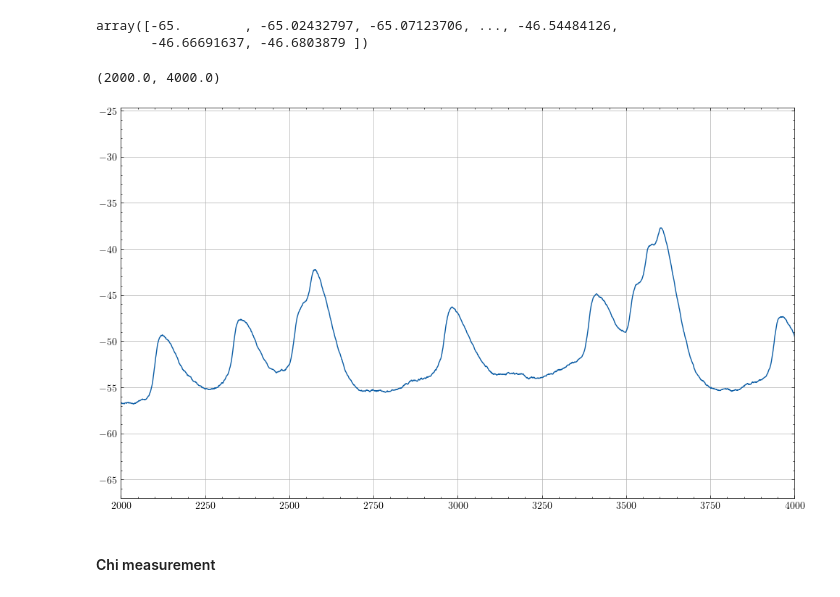
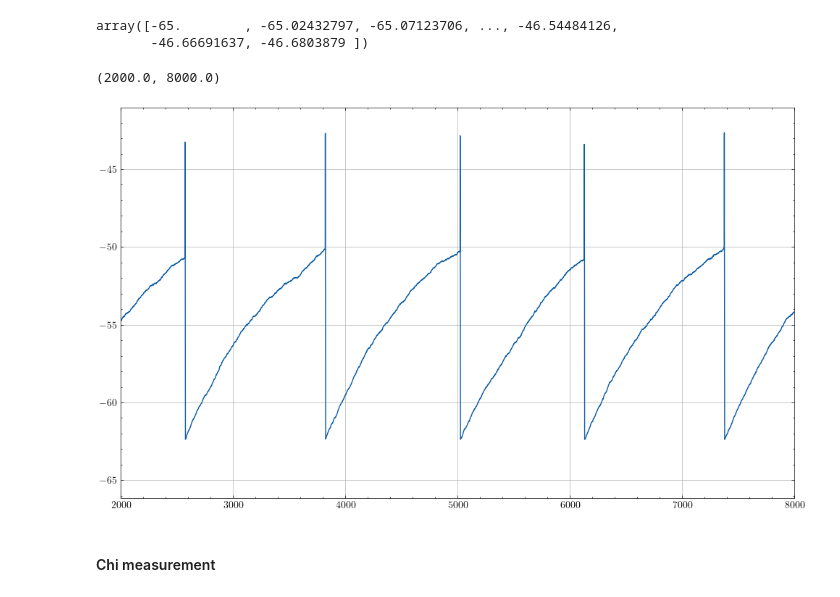
Before and after one commit to Sir-Bip-Bop/Gap-Junction-Coupling-Studies, a Jupyter notebook: MultipleNeurons/synchro_measurements.ipynb, the cells around one changed output. Cells and saved outputs as stored; diff of their text form; code cells hidden in the pictures.

```diff
--- a/MultipleNeurons/synchro_measurements.ipynb
+++ b/MultipleNeurons/synchro_measurements.ipynb
@@ -426,12 +426,14 @@ mean_voltage_HH
 # %% [output]
 array([-65.        , -65.02432797, -65.07123706, ..., -46.54484126,
        -46.66691637, -46.6803879 ])
+# %%
+mean_voltage_IF = np.mean(dataIF_adjust,axis=1)
 # %%
-plt.plot(mean_voltage_HH)
-plt.xlim(2000,4000)
+plt.plot(mean_voltage_IF)
+plt.xlim(2000,8000)
 # %% [output]
-(2000.0, 4000.0)
+(2000.0, 8000.0)
-[figure, old version]
+[figure, new version]
 # %% [markdown]
 #### Chi measurement
 # %%
```
Also changed, not shown: 16 other files.
